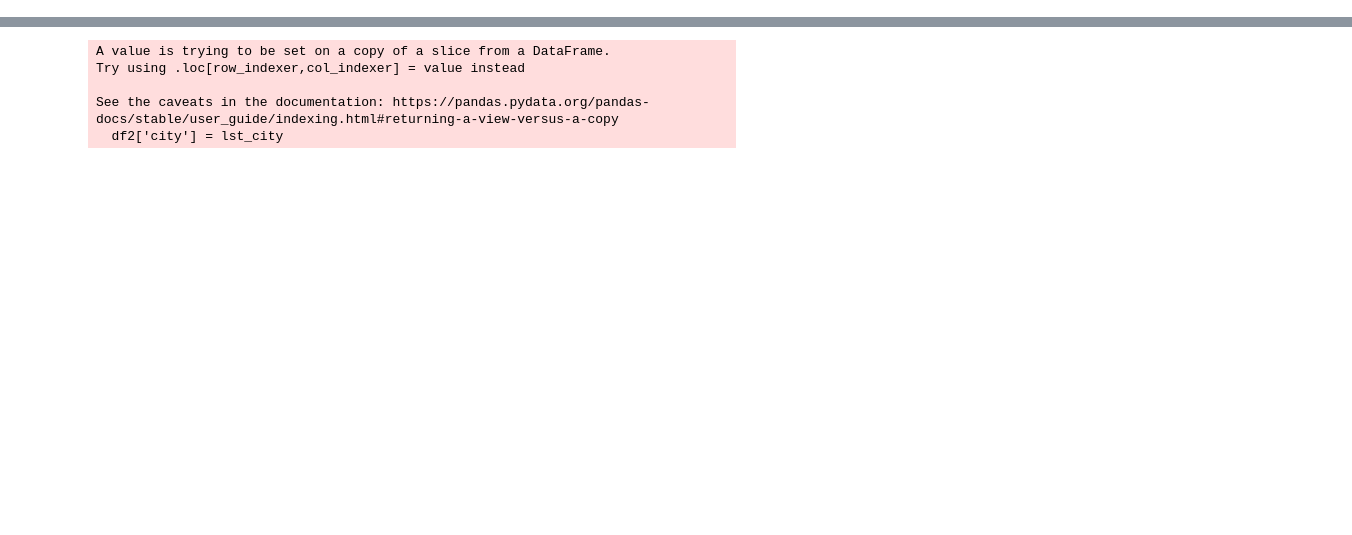
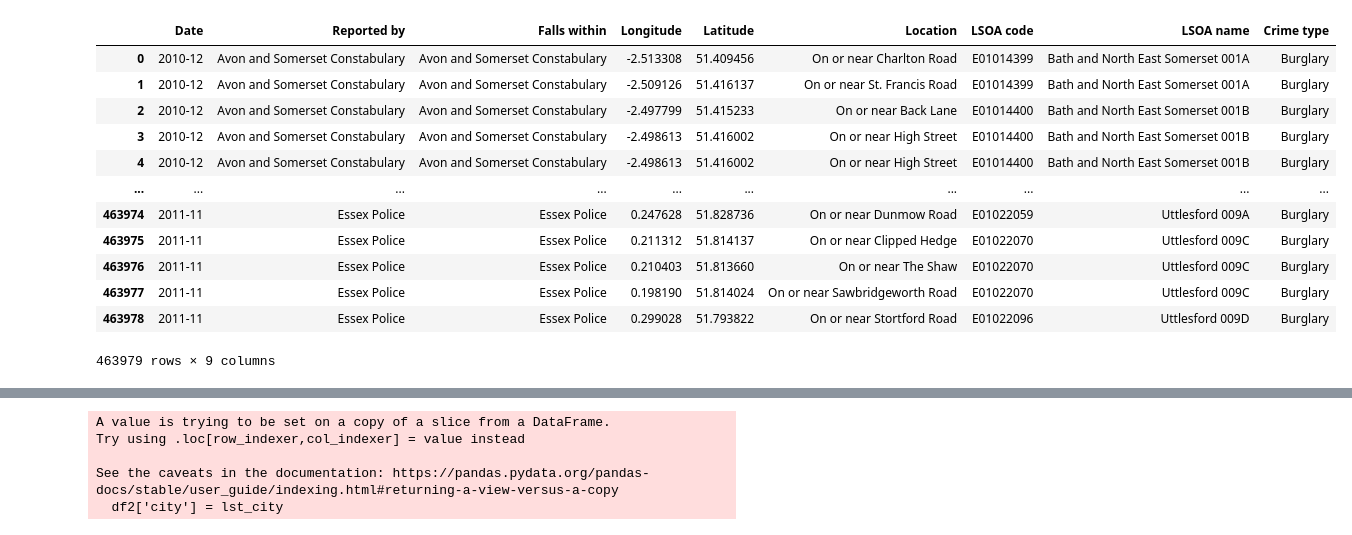
Before and after one commit to S-Diemel/JBG050, a Jupyter notebook: pre process.ipynb, the cells around one changed output, grey strips where cells are left out. Saved outputs shown, nothing was run; the diff lists cells and outputs as text; code cells hidden in the pictures; blank space fills up the shorter version.

```diff
--- a/pre process.ipynb
+++ b/pre process.ipynb
@@ -47,7 +48,22 @@ for file in files[1:]:
 # %%
 dfi=df_all.loc[:,~df_all.columns.isin(['Last outcome category', 'Context', "Crime ID"])].copy()
 dfi.dropna()
 dfi.rename(columns = {'Month':'Date'}, inplace=True)
+dfi
+# %% [output]
+|  | Date | Reported by | Falls within | Longitude | Latitude | Location | LSOA code | LSOA name | Crime type |
+| 0 | 2010-12 | Avon and Somerset Constabulary | Avon and Somerset Constabulary | -2.513308 | 51.409456 | On or near Charlton Road | E01014399 | Bath and North East Somerset 001A | Burglary |
+| 1 | 2010-12 | Avon and Somerset Constabulary | Avon and Somerset Constabulary | -2.509126 | 51.416137 | On or near St. Francis Road | E01014399 | Bath and North East Somerset 001A | Burglary |
+| 2 | 2010-12 | Avon and Somerset Constabulary | Avon and Somerset Constabulary | -2.497799 | 51.415233 | On or near Back Lane | E01014400 | Bath and North East Somerset 001B | Burglary |
+| 3 | 2010-12 | Avon and Somerset Constabulary | Avon and Somerset Constabulary | -2.498613 | 51.416002 | On or near High Street | E01014400 | Bath and North East Somerset 001B | Burglary |
+| 4 | 2010-12 | Avon and Somerset Constabulary | Avon and Somerset Constabulary | -2.498613 | 51.416002 | On or near High Street | E01014400 | Bath and North East Somerset 001B | Burglary |
+| ... | ... | ... | ... | ... | ... | ... | ... | ... | ... |
+| 463974 | 2011-11 | Essex Police | Essex Police | 0.247628 | 51.828736 | On or near Dunmow Road | E01022059 | Uttlesford 009A | Burglary |
+| 463975 | 2011-11 | Essex Police | Essex Police | 0.211312 | 51.814137 | On or near Clipped Hedge | E01022070 | Uttlesford 009C | Burglary |
+| 463976 | 2011-11 | Essex Police | Essex Police | 0.210403 | 51.813660 | On or near The Shaw | E01022070 | Uttlesford 009C | Burglary |
+| 463977 | 2011-11 | Essex Police | Essex Police | 0.198190 | 51.814024 | On or near Sawbridgeworth Road | E01022070 | Uttlesford 009C | Burglary |
+| 463978 | 2011-11 | Essex Police | Essex Police | 0.299028 | 51.793822 | On or near Stortford Road | E01022096 | Uttlesford 009D | Burglary |
+463979 rows × 9 columns
 # %%
 years = []
 months = []
```
Also changed, not shown: parts of 11 cells of this notebook, 1 other file.
